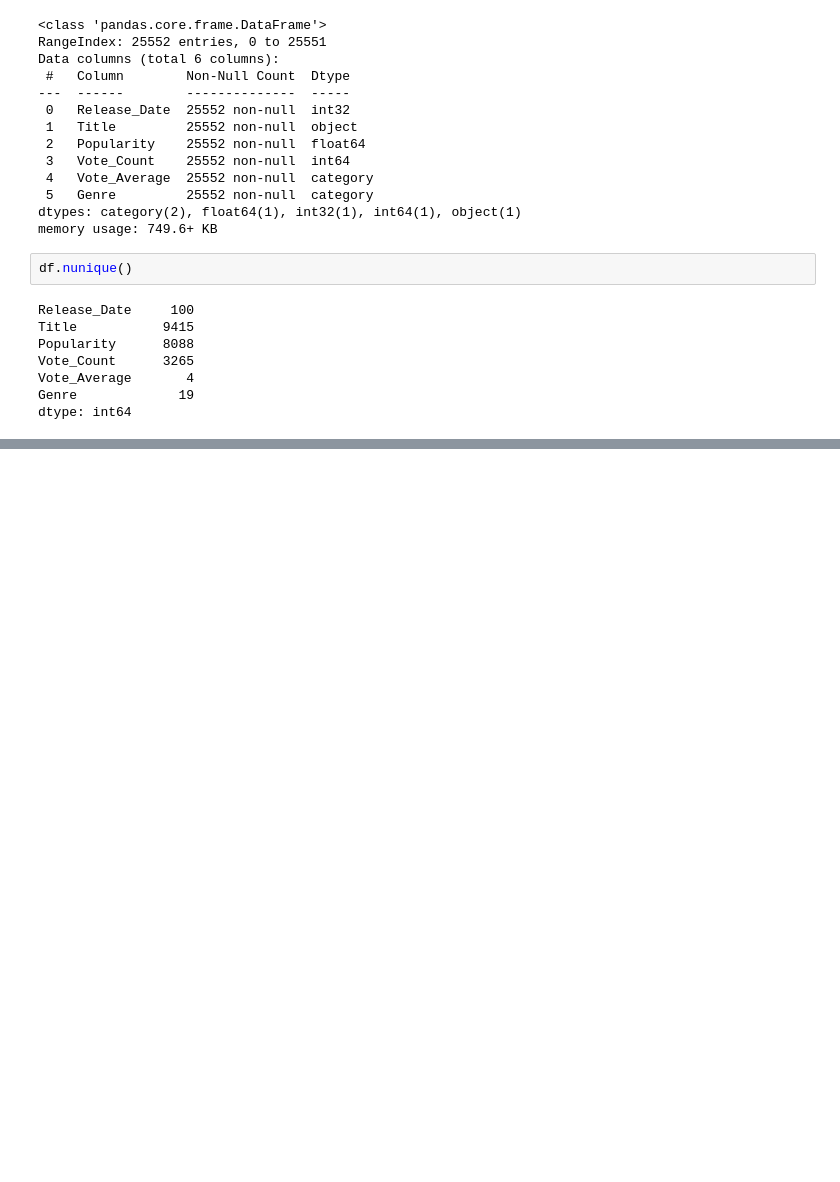
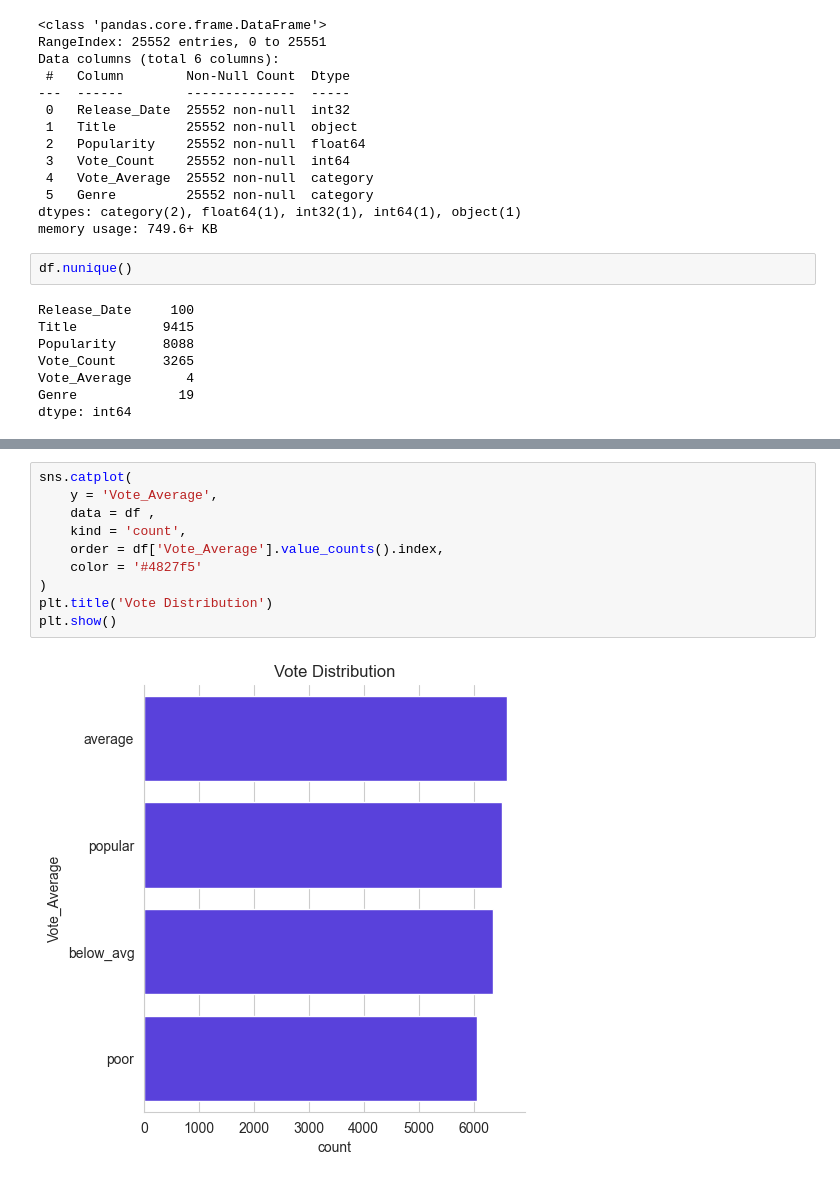
Before and after one commit to Aksh-Agrawal/netfilx_visualization, a Jupyter notebook: project.ipynb, the cells around one changed output, grey strips where cells are left out. Cells and saved outputs as stored; diff of their text form; blank space fills up the shorter version.

```diff
--- a/project.ipynb
+++ b/project.ipynb
@@ -211,0 +226,12 @@ dtype: int64
+# %%
+sns.catplot(
+    y = 'Vote_Average',
+    data = df ,
+    kind = 'count',
+    order = df['Vote_Average'].value_counts().index,
+    color = '#4827f5'
+)
+plt.title('Vote Distribution')
+plt.show()
+# %% [output]
+[figure, added]
```
Also changed, not shown: parts of 6 cells of this notebook.
